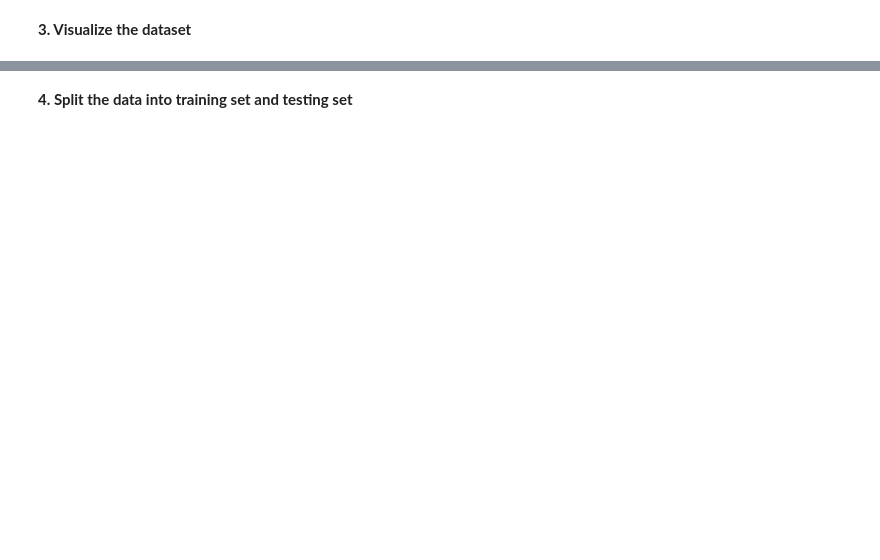
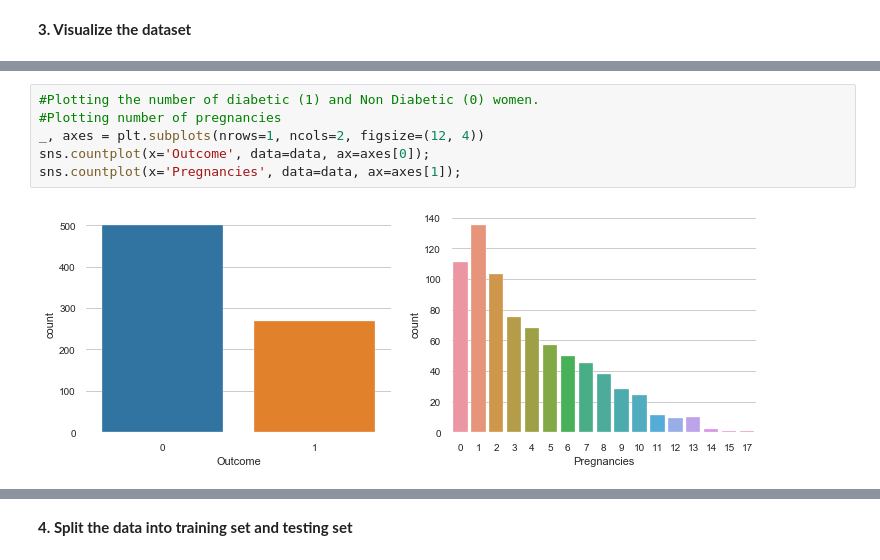
Before and after one commit to PrabhaKannan/ML_diabetes_prediction_Q2, a Jupyter notebook: diabetes_prediction.ipynb, the cells around one changed output, grey strips where cells are left out. Cells and saved outputs as stored; diff of their text form; blank space fills up the shorter version.

Commit message:
Adding Visualization and logistic regression

```diff
--- a/diabetes_prediction.ipynb
+++ b/diabetes_prediction.ipynb
@@ -42,0 +68,8 @@ Name: Outcome, dtype: int64
+# %%
+#Plotting the number of diabetic (1) and Non Diabetic (0) women.
+#Plotting number of pregnancies
+_, axes = plt.subplots(nrows=1, ncols=2, figsize=(12, 4))
+sns.countplot(x='Outcome', data=data, ax=axes[0]);
+sns.countplot(x='Pregnancies', data=data, ax=axes[1]);
+# %% [output]
+[figure, added]
```
Also changed, not shown: parts of 16 cells of this notebook.
